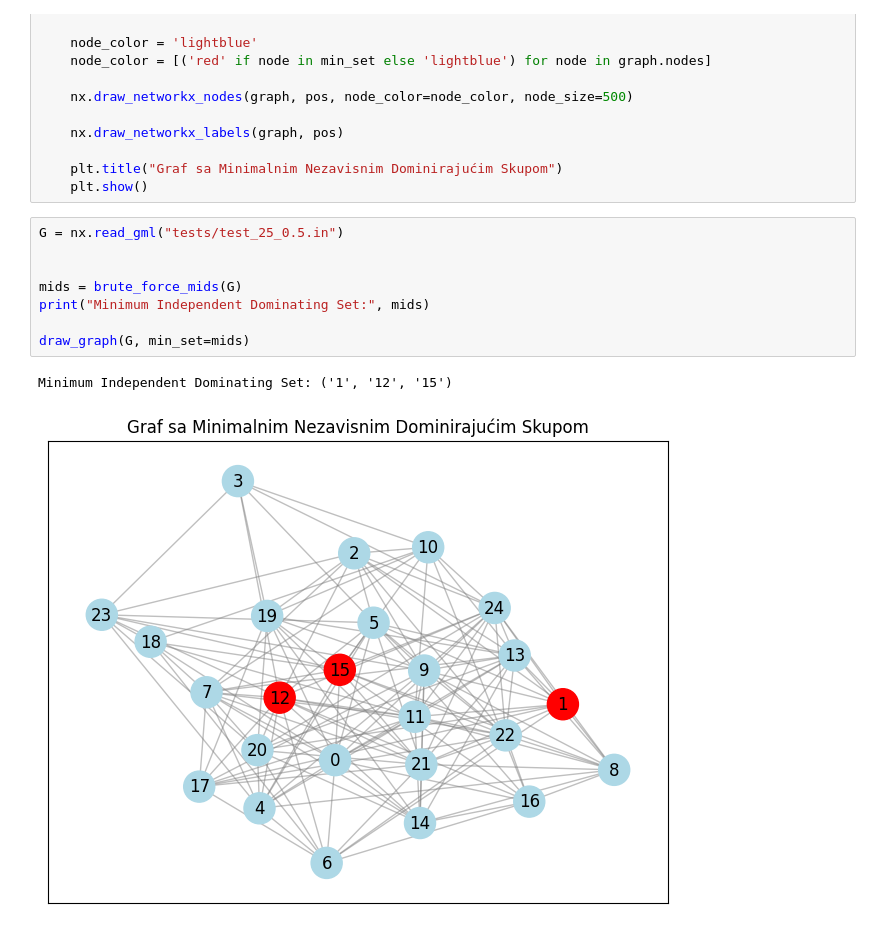
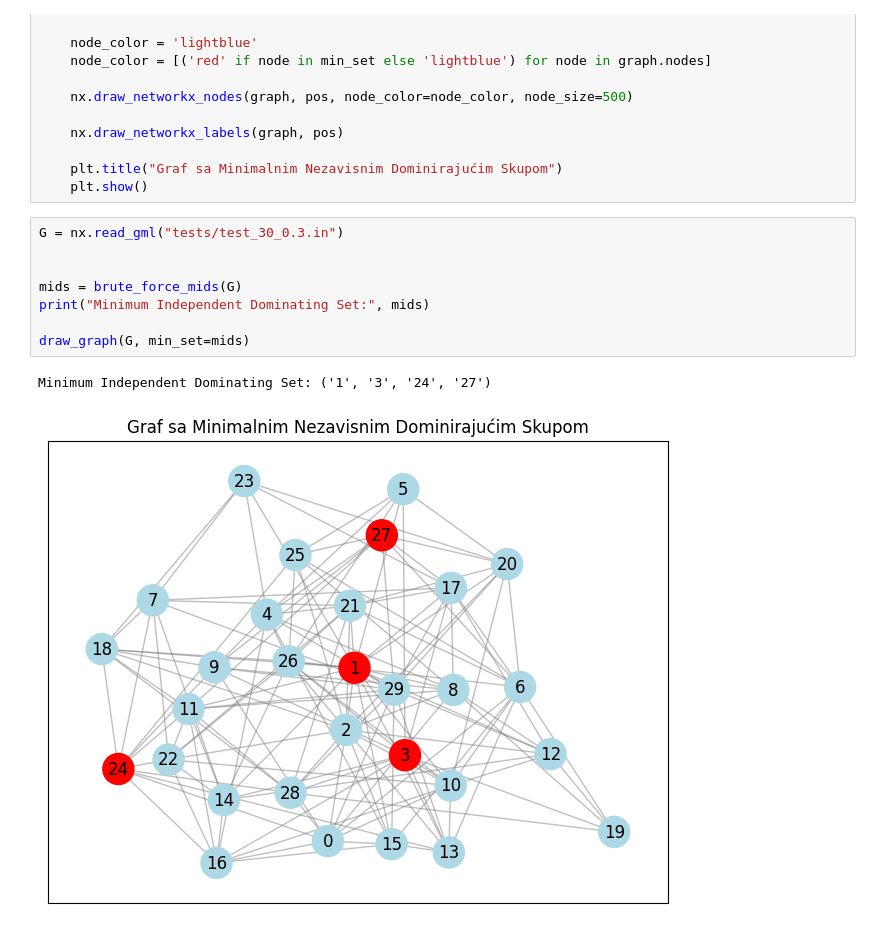
Before and after one commit to sarakalinic24/MIDominatingSet, a Jupyter notebook: bruteForce.ipynb, the cells around one changed output. Drawn from its saved outputs; the diff is of its cells as text.

```diff
--- a/bruteForce.ipynb
+++ b/bruteForce.ipynb
@@ -45,13 +45,13 @@ def draw_graph(graph, min_set):
     plt.title("Graf sa Minimalnim Nezavisnim Dominirajućim Skupom")
     plt.show()
 # %%
-G = nx.read_gml("tests/test_25_0.5.in")
+G = nx.read_gml("tests/test_30_0.3.in")
 
 
 mids = brute_force_mids(G)
 print("Minimum Independent Dominating Set:", mids)
 
 draw_graph(G, min_set=mids)
 # %% [output]
-Minimum Independent Dominating Set: ('1', '12', '15')
+Minimum Independent Dominating Set: ('1', '3', '24', '27')
-[figure, old version]
+[figure, new version]
```
